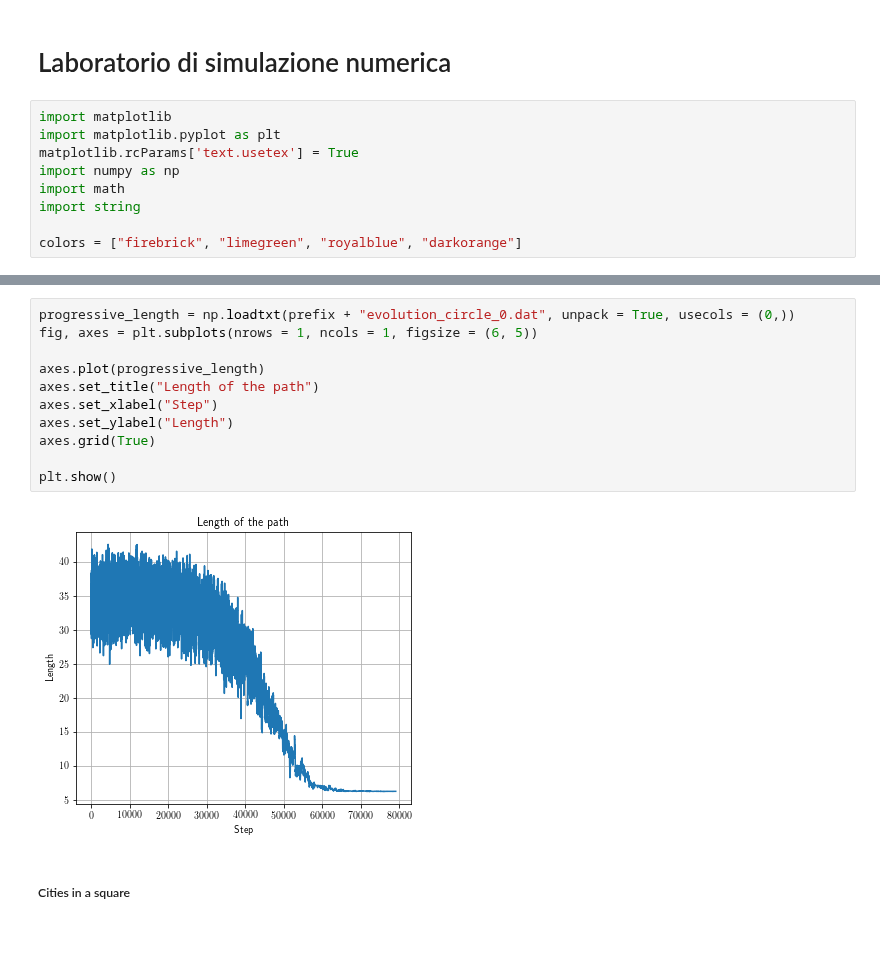
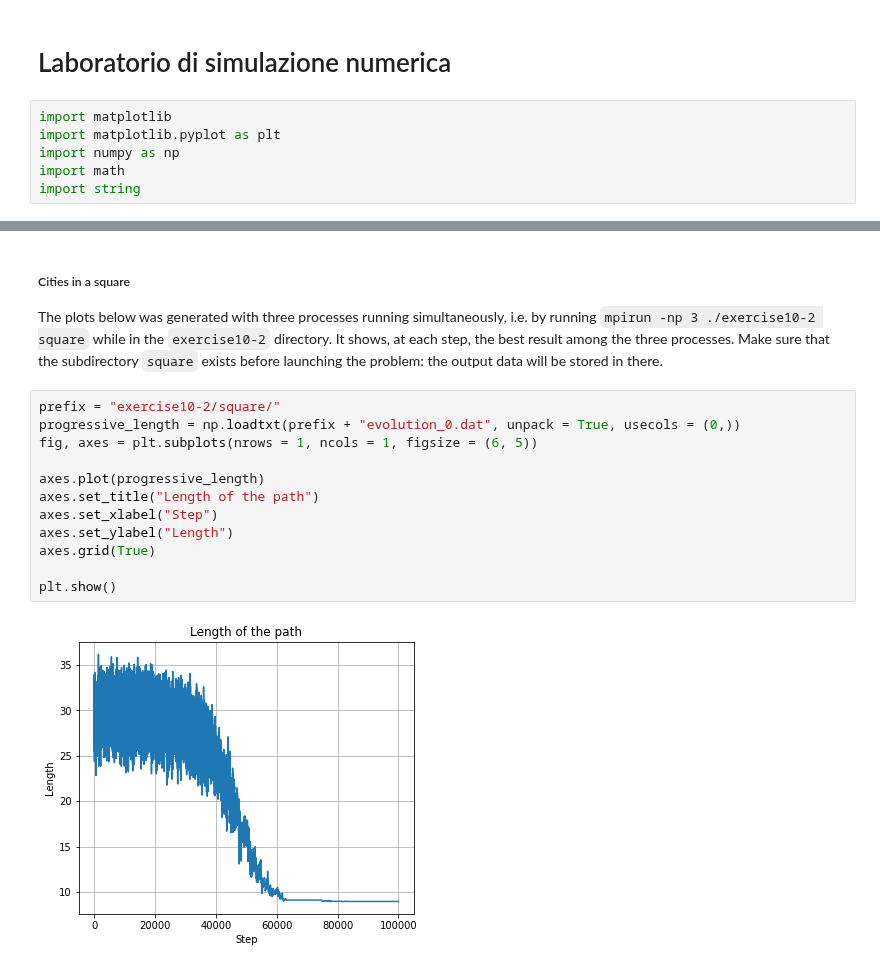
Before and after one commit to phaerrax/lab-simulazione-numerica, a Jupyter notebook: exercise10/exercise10.ipynb, the cells around one changed output, grey strips where cells are left out. Saved outputs shown, nothing was run; the diff lists cells and outputs as text; blank space fills up the shorter version.

```diff
--- a/exercise10/exercise10.ipynb
+++ b/exercise10/exercise10.ipynb
@@ -3,9 +3,6 @@
 # %%
 import matplotlib
 import matplotlib.pyplot as plt
-matplotlib.rcParams['text.usetex'] = True
 import numpy as np
 import math
 import string
-
-colors = ["firebrick", "limegreen", "royalblue", "darkorange"]
@@ -72,15 +91,18 @@ prefix = "exercise10-2/"
+# %% [markdown]
+##### Cities in a square
+The plots below was generated with three processes running simultaneously, i.e. by running `mpirun -np 3 ./exercise10-2 square` while in the `exercise10-2` directory. It shows, at each step, the best result among the three processes.
+Make sure that the subdirectory `square` exists before launching the problem: the output data will be stored in there.
 # %%
-progressive_length = np.loadtxt(prefix + "evolution_circle_0.dat", unpack = True, usecols = (0,))
+prefix = "exercise10-2/square/"
+progressive_length = np.loadtxt(prefix + "evolution_0.dat", unpack = True, usecols = (0,))
 fig, axes = plt.subplots(nrows = 1, ncols = 1, figsize = (6, 5))
 
 axes.plot(progressive_length)
 axes.set_title("Length of the path")
 axes.set_xlabel("Step")
 axes.set_ylabel("Length")
 axes.grid(True)
 
 plt.show()
 # %% [output]
-[figure, old version]
+[figure, new version]
-# %% [markdown]
-##### Cities in a square
```
Also changed, not shown: parts of 14 cells of this notebook, 11 other files.
